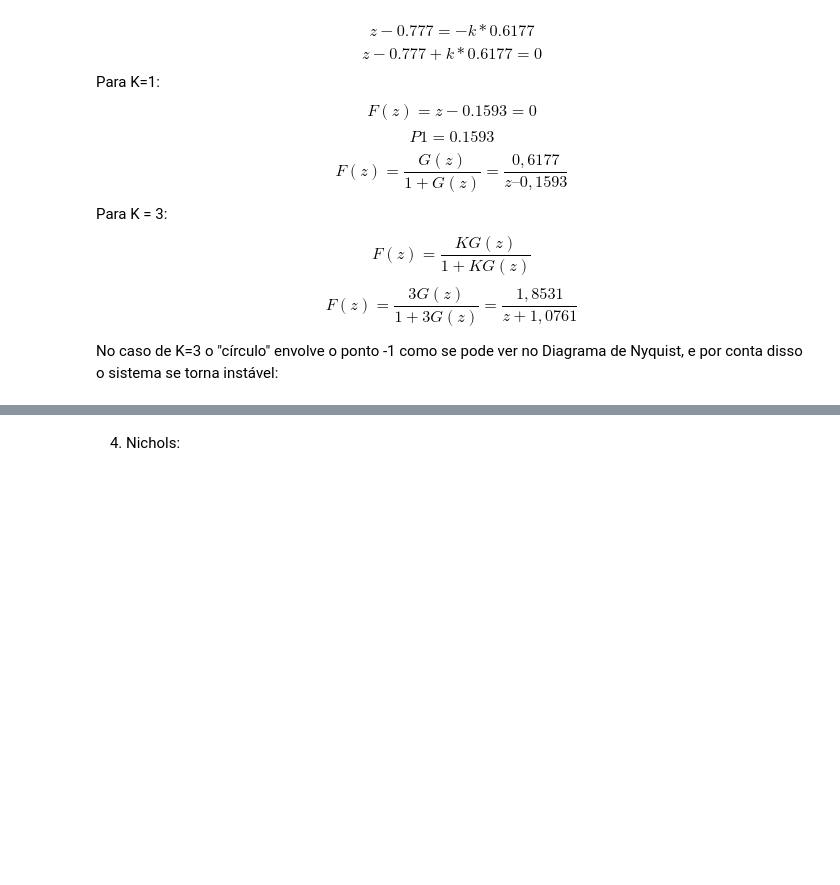
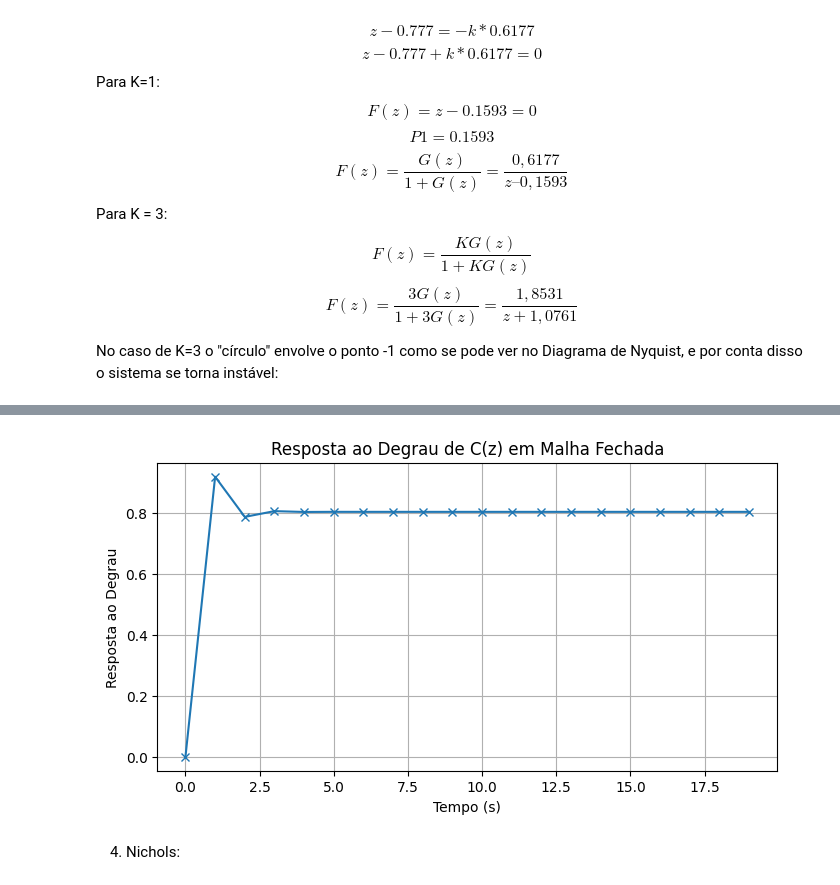
Before and after one commit to pedroivovasconcelos/controledigital, a Jupyter notebook: capitulo5.ipynb, the cells around one changed output, grey strips where cells are left out. Saved outputs shown, nothing was run; the diff lists cells and outputs as text; code cells hidden in the pictures; blank space fills up the shorter version.

```diff
--- a/capitulo5.ipynb
+++ b/capitulo5.ipynb
@@ -160,2 +132,16 @@ plt.show()
+# %%
+# Gerando a resposta ao degrau
+tempo, resposta = ctl.step_response(Cz_ideal)
+
+# Plotando a resposta ao degrau
+plt.figure(figsize=(8, 4))
+plt.plot(tempo, resposta, 'x-')
+plt.title('Resposta ao Degrau de C(z) em Malha Fechada')
+plt.xlabel('Tempo (s)')
+plt.ylabel('Resposta ao Degrau')
+plt.grid(True)
+plt.show()
+# %% [output]
+[figure, added]
 # %% [markdown]
 4) Nichols:
```
Also changed, not shown: parts of 22 cells of this notebook, 1 other file.
